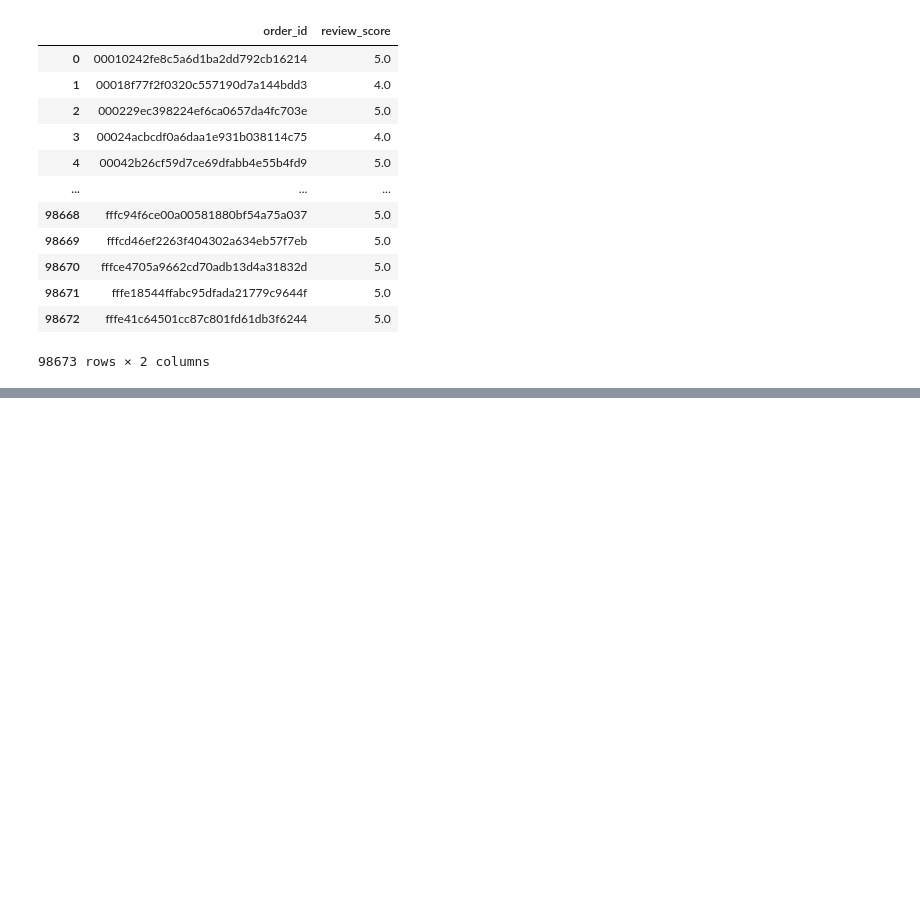
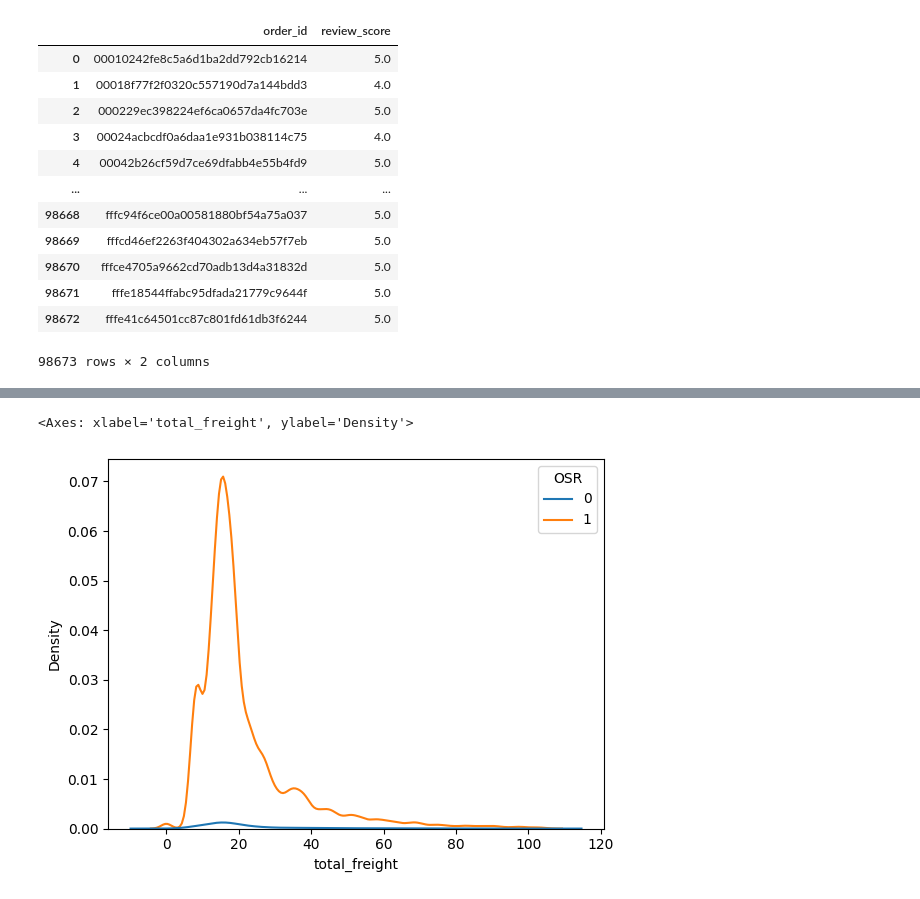
Before and after one commit to mazzacolussi/TCC-CEDS-CAUSAL-AI, a Jupyter notebook: notebooks/data_analysis/EDA.ipynb, the cells around one changed output, grey strips where cells are left out. Drawn from its saved outputs; the diff is of its cells as text; code cells hidden in the pictures; blank space fills up the shorter version.

```diff
--- a/notebooks/data_analysis/EDA.ipynb
+++ b/notebooks/data_analysis/EDA.ipynb
@@ -691,0 +779,2 @@ df_reviews
+# %%
+df["T"] = (df["delivery_time_days"] > 15).astype(int)
@@ -691,0 +788,7 @@ df_reviews
+# %%
+q1 = df.total_freight.quantile(0.99)
+
+sns.kdeplot(data=df[df['total_freight'] <= q1], x="total_freight", hue="OSR")
+# %% [output]
+<Axes: xlabel='total_freight', ylabel='Density'>
+[figure, added]
```
Also changed, not shown: parts of 28 cells of this notebook, 4 other files.
